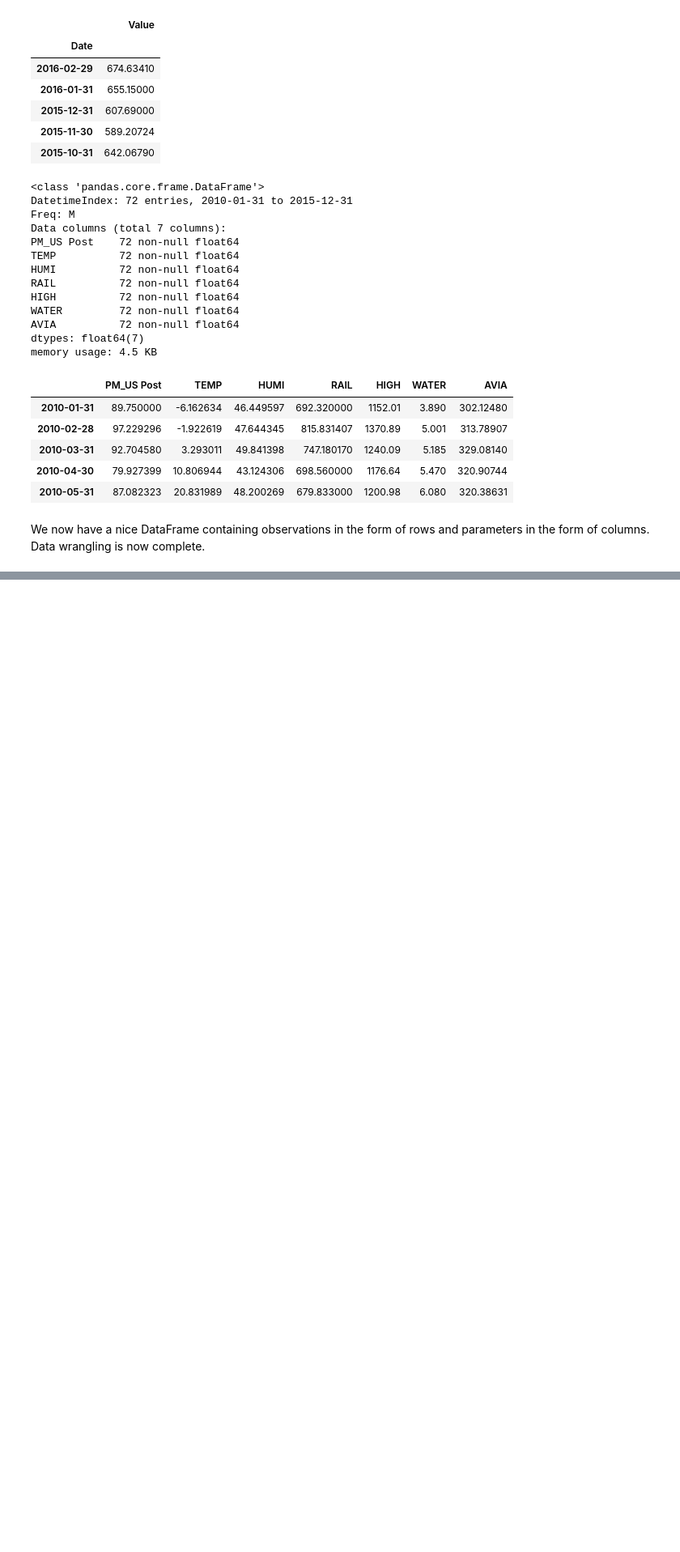
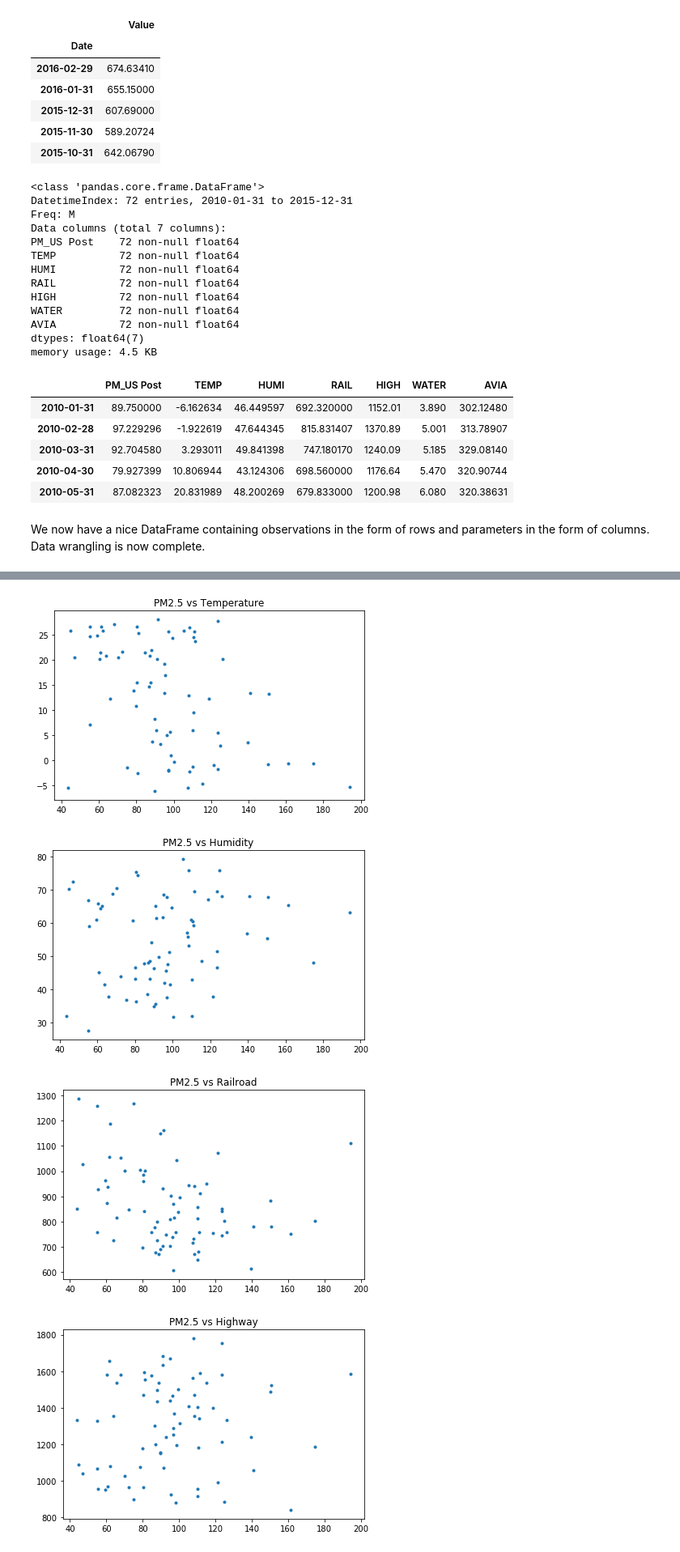
Before and after one commit to kevinlimk/BeijingPM2.5, a Jupyter notebook: ChinaPM25.ipynb, the cells around one changed output, grey strips where cells are left out. Shown at 81% size. Cells and saved outputs as stored; diff of their text form; code cells hidden in the pictures; blank space fills up the shorter version.

```diff
--- a/ChinaPM25.ipynb
+++ b/ChinaPM25.ipynb
@@ -760,0 +765,35 @@ We now have a nice DataFrame containing observations in the form of rows and par
+# %%
+plt.figure()
+title('PM2.5 vs Temperature')
+plt.plot(df_Beijing_clean['PM_US Post'],df_Beijing_clean['TEMP'],marker='.',linestyle='none')
+plt.tight_layout()
+
+plt.figure()
+title('PM2.5 vs Humidity')
+plt.plot(df_Beijing_clean['PM_US Post'],df_Beijing_clean['HUMI'],marker='.',linestyle='none')
+plt.tight_layout()
+
+plt.figure()
+title('PM2.5 vs Railroad')
+plt.plot(df_Beijing_clean['PM_US Post'],df_Beijing_clean['RAIL'],marker='.',linestyle='none')
+plt.tight_layout()
+
+plt.figure()
+title('PM2.5 vs Highway')
+plt.plot(df_Beijing_clean['PM_US Post'],df_Beijing_clean['HIGH'],marker='.',linestyle='none')
+plt.tight_layout()
+
+plt.figure()
+title('PM2.5 vs Waterway')
+plt.plot(df_Beijing_clean['PM_US Post'],df_Beijing_clean['WATER'],marker='.',linestyle='none')
+plt.tight_layout()
+
+plt.figure()
+title('PM2.5 vs Civil Aviation')
+plt.plot(df_Beijing_clean['PM_US Post'],df_Beijing_clean['AVIA'],marker='.',linestyle='none')
+plt.tight_layout()
+# %% [output]
+[figure, added]
+[figure, added]
+[figure, added]
+[figure, added]
```
Also changed, not shown: parts of 6 cells of this notebook.
